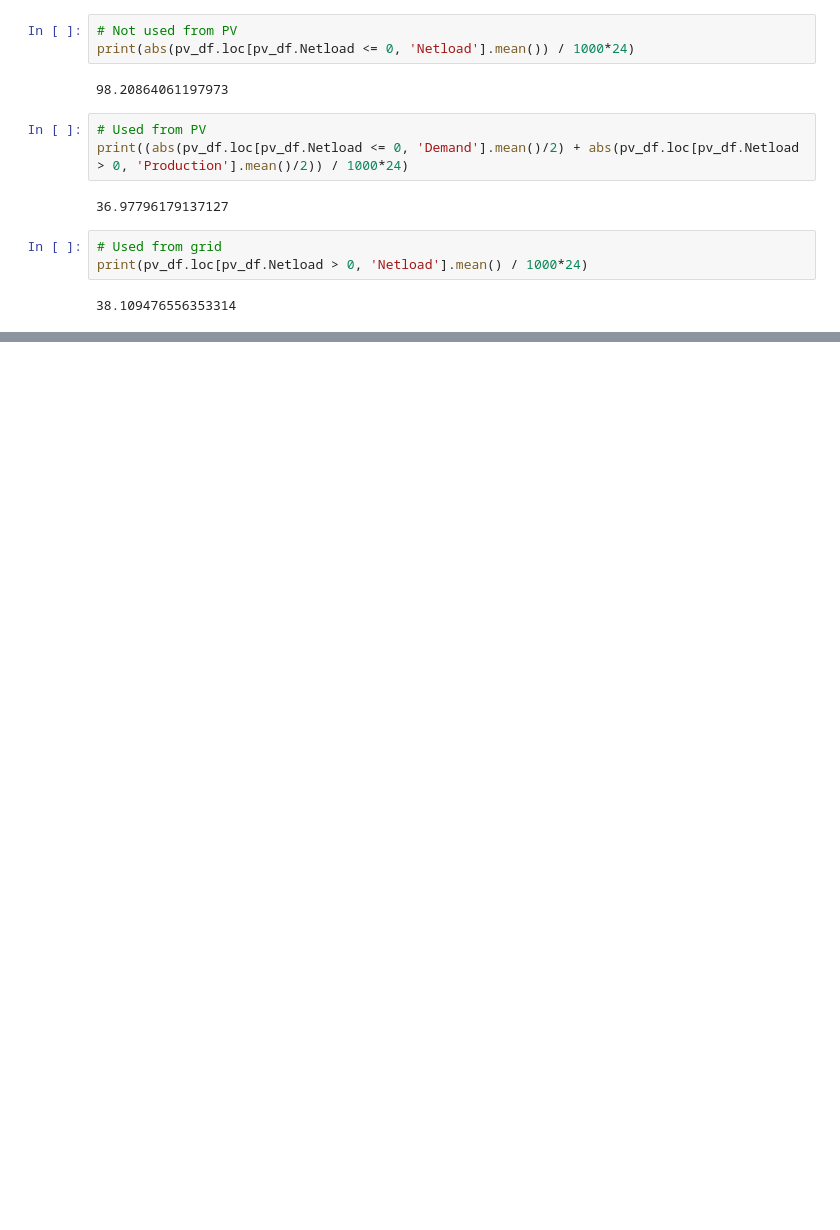
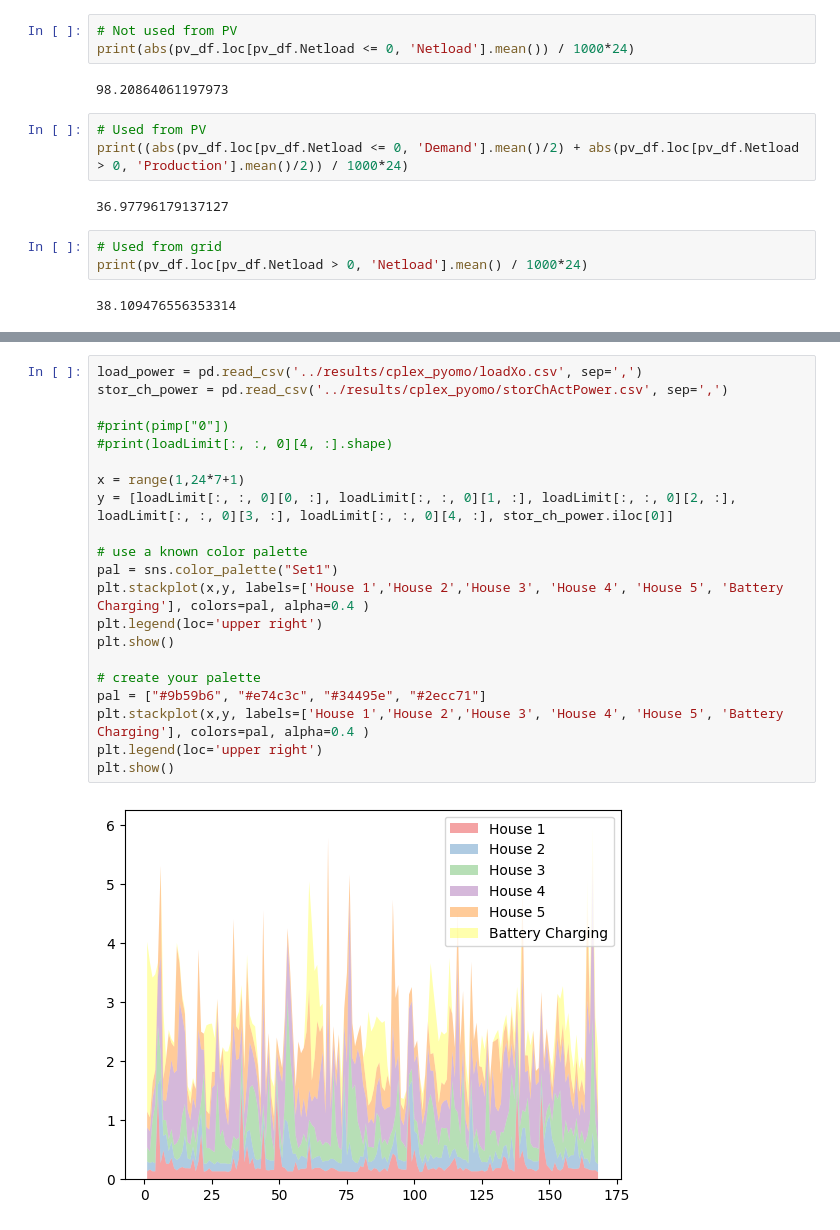
Before and after one commit to feelab-info/PROCSIM_ECs_Simulation_Scenarios, a Jupyter notebook: paper_experiments/Experiment2_EC_Optimization.ipynb, the cells around one changed output, grey strips where cells are left out. Saved outputs shown, nothing was run; the diff lists cells and outputs as text; blank space fills up the shorter version.

```diff
--- a/paper_experiments/Experiment2_EC_Optimization.ipynb
+++ b/paper_experiments/Experiment2_EC_Optimization.ipynb
@@ -892,0 +957,23 @@ print(pv_df.loc[pv_df.Netload > 0, 'Netload'].mean() / 1000*24)
+# %%
+load_power = pd.read_csv('../results/cplex_pyomo/loadXo.csv', sep=',')
+stor_ch_power = pd.read_csv('../results/cplex_pyomo/storChActPower.csv', sep=',')
+
+#print(pimp["0"])
+#print(loadLimit[:, :, 0][4, :].shape)
+
+x = range(1,24*7+1)
+y = [loadLimit[:, :, 0][0, :], loadLimit[:, :, 0][1, :], loadLimit[:, :, 0][2, :], loadLimit[:, :, 0][3, :], loadLimit[:, :, 0][4, :], stor_ch_power.iloc[0]]
+
+# use a known color palette
+pal = sns.color_palette("Set1")
+plt.stackplot(x,y, labels=['House 1','House 2','House 3', 'House 4', 'House 5', 'Battery Charging'], colors=pal, alpha=0.4 )
+plt.legend(loc='upper right')
+plt.show()
+
+# create your palette
+pal = ["#9b59b6", "#e74c3c", "#34495e", "#2ecc71"]
+plt.stackplot(x,y, labels=['House 1','House 2','House 3', 'House 4', 'House 5', 'Battery Charging'], colors=pal, alpha=0.4 )
+plt.legend(loc='upper right')
+plt.show()
+# %% [output]
+[figure, added]
```
Also changed, not shown: parts of 34 cells of this notebook, 1 other file.
